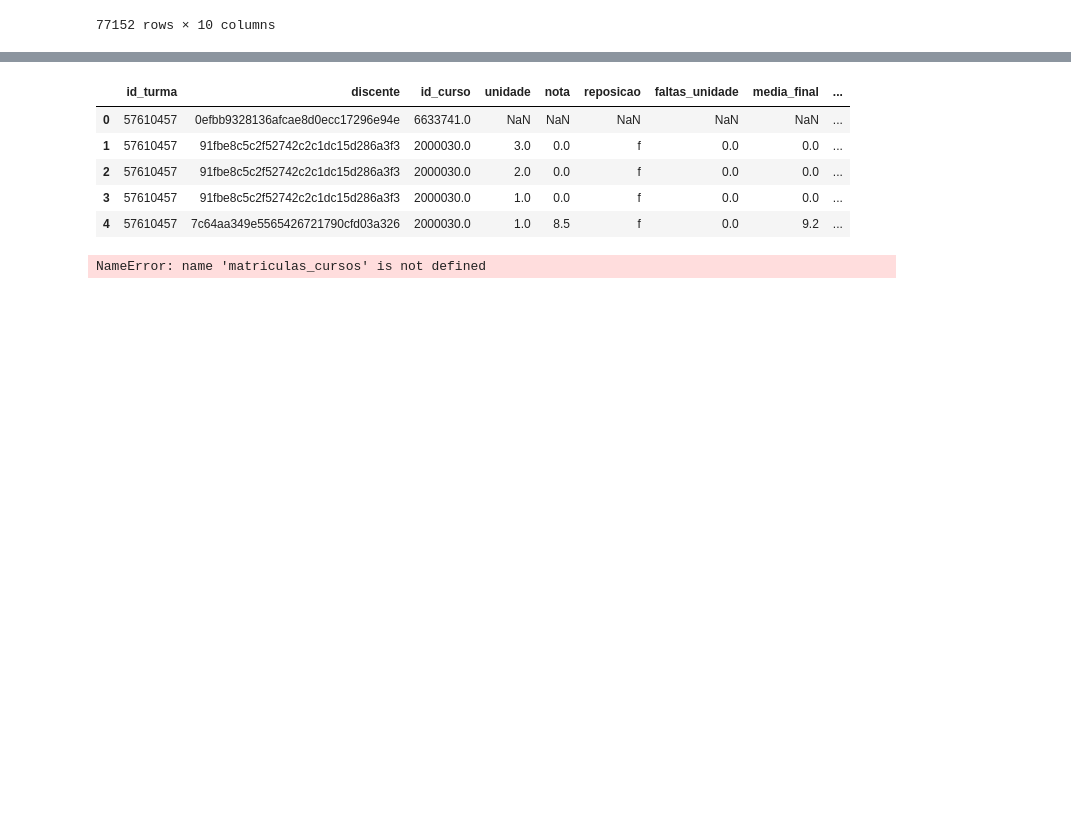
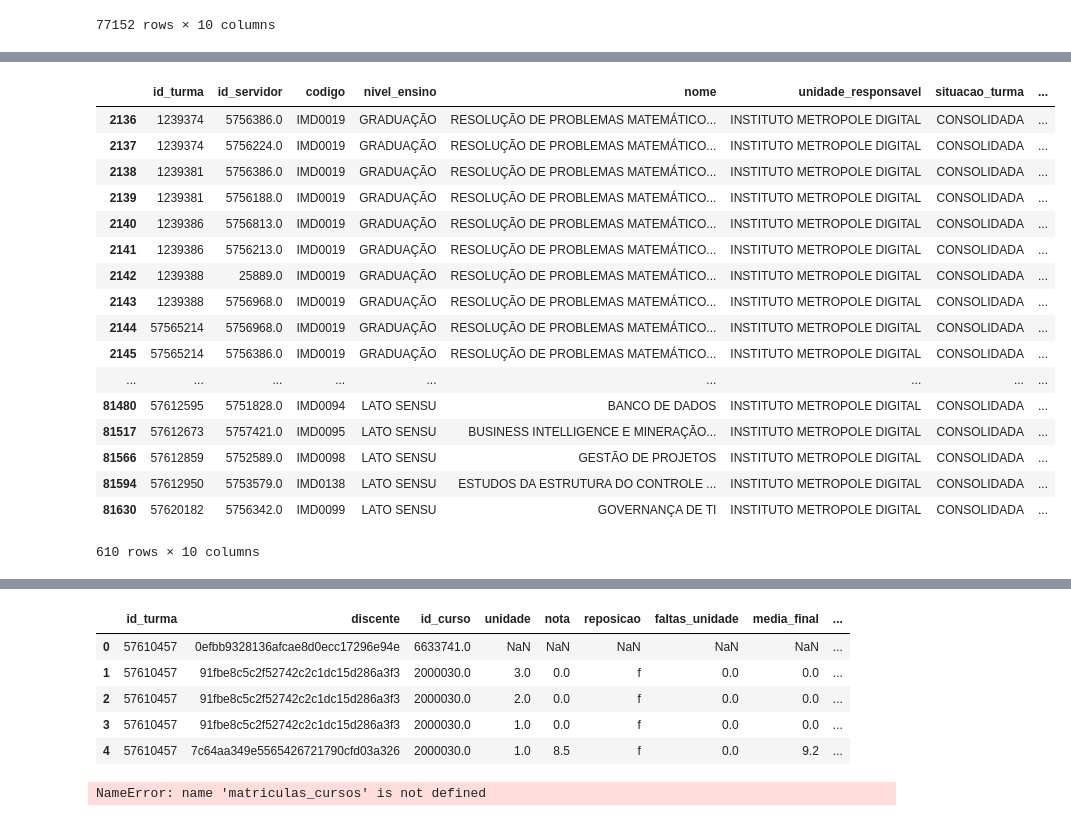
Before and after one commit to NalbertLeal/AnaliseDeNotasIMD, a Jupyter notebook: Analise Notas.ipynb, the cells around one changed output, grey strips where cells are left out. Saved outputs shown, nothing was run; the diff lists cells and outputs as text; code cells hidden in the pictures; blank space fills up the shorter version.

```diff
--- a/Analise Notas.ipynb
+++ b/Analise Notas.ipynb
@@ -228,0 +208,30 @@ componentes_imd
+# %%
+# Filtrando para os componentes do IMD
+
+componentes_imd = merge_turmas_componentes[merge_turmas_componentes.codigo.str.contains('IMD')]
+
+componentes_imd = componentes_imd[componentes_imd.situacao_turma == 'CONSOLIDADA']
+
+# Alterando o nome da coluna id_docente_interno para id_servidor (mesma do dataframe docentes).
+componentes_imd.rename(columns={'id_docente_interno': 'id_servidor'}, inplace=True)
+componentes_imd.capacidade_aluno = componentes_imd.capacidade_aluno.astype(np.int64)
+componentes_imd.id_servidor = componentes_imd.id_servidor.astype(np.int64)
+# %% [output]
+|  | id_turma | id_servidor | codigo | nivel_ensino | nome | unidade_responsavel | situacao_turma | ... |
+| 2136 | 1239374 | 5756386.0 | IMD0019 | GRADUAÇÃO | RESOLUÇÃO DE PROBLEMAS MATEMÁTICO... | INSTITUTO METROPOLE DIGITAL | CONSOLIDADA | ... |
+| 2137 | 1239374 | 5756224.0 | IMD0019 | GRADUAÇÃO | RESOLUÇÃO DE PROBLEMAS MATEMÁTICO... | INSTITUTO METROPOLE DIGITAL | CONSOLIDADA | ... |
+| 2138 | 1239381 | 5756386.0 | IMD0019 | GRADUAÇÃO | RESOLUÇÃO DE PROBLEMAS MATEMÁTICO... | INSTITUTO METROPOLE DIGITAL | CONSOLIDADA | ... |
+| 2139 | 1239381 | 5756188.0 | IMD0019 | GRADUAÇÃO | RESOLUÇÃO DE PROBLEMAS MATEMÁTICO... | INSTITUTO METROPOLE DIGITAL | CONSOLIDADA | ... |
+| 2140 | 1239386 | 5756813.0 | IMD0019 | GRADUAÇÃO | RESOLUÇÃO DE PROBLEMAS MATEMÁTICO... | INSTITUTO METROPOLE DIGITAL | CONSOLIDADA | ... |
+| 2141 | 1239386 | 5756213.0 | IMD0019 | GRADUAÇÃO | RESOLUÇÃO DE PROBLEMAS MATEMÁTICO... | INSTITUTO METROPOLE DIGITAL | CONSOLIDADA | ... |
+| 2142 | 1239388 | 25889.0 | IMD0019 | GRADUAÇÃO | RESOLUÇÃO DE PROBLEMAS MATEMÁTICO... | INSTITUTO METROPOLE DIGITAL | CONSOLIDADA | ... |
+| 2143 | 1239388 | 5756968.0 | IMD0019 | GRADUAÇÃO | RESOLUÇÃO DE PROBLEMAS MATEMÁTICO... | INSTITUTO METROPOLE DIGITAL | CONSOLIDADA | ... |
+| 2144 | 57565214 | 5756968.0 | IMD0019 | GRADUAÇÃO | RESOLUÇÃO DE PROBLEMAS MATEMÁTICO... | INSTITUTO METROPOLE DIGITAL | CONSOLIDADA | ... |
+| 2145 | 57565214 | 5756386.0 | IMD0019 | GRADUAÇÃO | RESOLUÇÃO DE PROBLEMAS MATEMÁTICO... | INSTITUTO METROPOLE DIGITAL | CONSOLIDADA | ... |
+| ... | ... | ... | ... | ... | ... | ... | ... | ... |
+| 81480 | 57612595 | 5751828.0 | IMD0094 | LATO SENSU | BANCO DE DADOS | INSTITUTO METROPOLE DIGITAL | CONSOLIDADA | ... |
+| 81517 | 57612673 | 5757421.0 | IMD0095 | LATO SENSU | BUSINESS INTELLIGENCE E MINERAÇÃO... | INSTITUTO METROPOLE DIGITAL | CONSOLIDADA | ... |
+| 81566 | 57612859 | 5752589.0 | IMD0098 | LATO SENSU | GESTÃO DE PROJETOS | INSTITUTO METROPOLE DIGITAL | CONSOLIDADA | ... |
+| 81594 | 57612950 | 5753579.0 | IMD0138 | LATO SENSU | ESTUDOS DA ESTRUTURA DO CONTROLE ... | INSTITUTO METROPOLE DIGITAL | CONSOLIDADA | ... |
+| 81630 | 57620182 | 5756342.0 | IMD0099 | LATO SENSU | GOVERNANÇA DE TI | INSTITUTO METROPOLE DIGITAL | CONSOLIDADA | ... |
+610 rows × 10 columns
```
Also changed, not shown: parts of 4 cells of this notebook.
